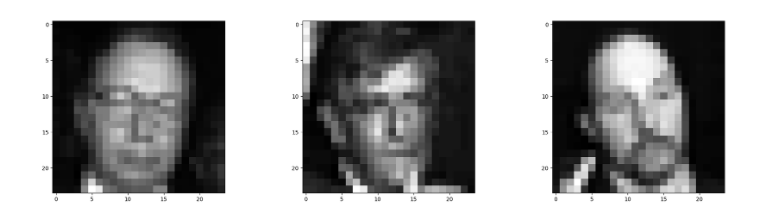
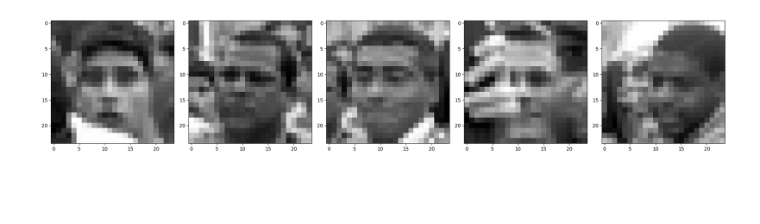
Before and after one commit to IanCher/cv_prince, a Jupyter notebook: notebooks/chap_07_complex_densities/face_detection.ipynb, the cells around one changed output. Drawn from its saved outputs; the diff is of its cells as text; code cells hidden in the pictures; blank space fills up the shorter version.

Commit message:
Extract non face + factor utility functions

```diff
--- a/notebooks/chap_07_complex_densities/face_detection.ipynb
+++ b/notebooks/chap_07_complex_densities/face_detection.ipynb
@@ -173,6 +11,6 @@ class FaceImage:
 # %%
 data_dir = os.environ.get("DATASETS")
-data_dir = Path(data_dir)
+data_dir = Path(data_dir) / "FDDB"
 faces_dir = data_dir / "originalPics"
 fold_dir = data_dir / "FDDB-folds"
 
@@ -209,12 +65,12 @@ with open(fold_ellipse_file, "r") as fid:
 
         face_images.append(face_img)
 # %%
-# img_with_most_faces = face_images[0]
-# for face_img in face_images[1:]:
-#     if face_img.num_faces > img_with_most_faces.num_faces:
-#         img_with_most_faces = face_img
+img_with_most_faces = face_images[0]
+for face_img in face_images[1:]:
+    if face_img.num_faces > img_with_most_faces.num_faces:
+        img_with_most_faces = face_img
 
-k = 3
+k = 5
 img_with_k_faces = None
 for face_img in face_images:
     if face_img.num_faces == k:
@@ -229,0 +86,16 @@ plt.imshow(img)
+# %%
+num_instances = None
+res = face_img.crop_non_face_img(
+    seed=12345, max_overlap=0.1, num_instances=num_instances
+)
+
+fig, axes = plt.subplots(1, len(res), figsize=(10, 5))
+
+for ax, rect in zip(axes.flatten(), res):
+    ax.imshow(
+        np.asarray(img)[
+            rect.top_left_y:rect.bot_right_y,
+            rect.top_left_x:rect.bot_right_x,
+            :
+        ]
+    )
@@ -230,10 +111,10 @@ plt.imshow(img)
 # %%
 num_faces = face_img.num_faces
 
 fig, axes = plt.subplots(1, num_faces, figsize=(20, 5))
-for i, cropped_face in enumerate(face_img.get_all_croped_faces()):
-    axes[i].imshow(cropped_face.resize((24, 24)).convert("L"), cmap="gray")
-    axes[i].set_aspect("equal")
+for ax, cropped_face in zip(axes.flatten(), face_img.get_all_croped_faces()):
+    ax.imshow(cropped_face.resize((24, 24)).convert("L"), cmap="gray")
+    ax.set_aspect("equal")
 fig.tight_layout()
 # %% [output]
-[figure, old version]
+[figure, new version]
```
Also changed, not shown: parts of 7 cells of this notebook, 5 other files.
